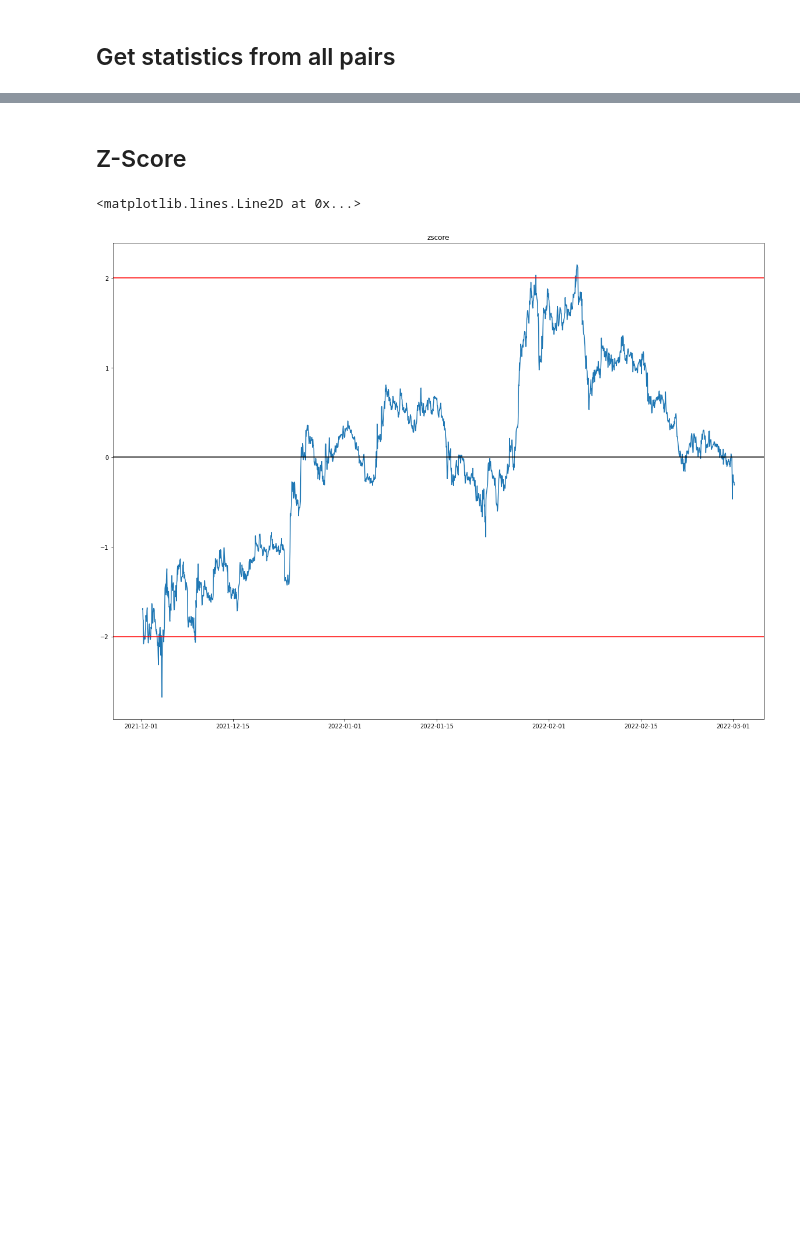
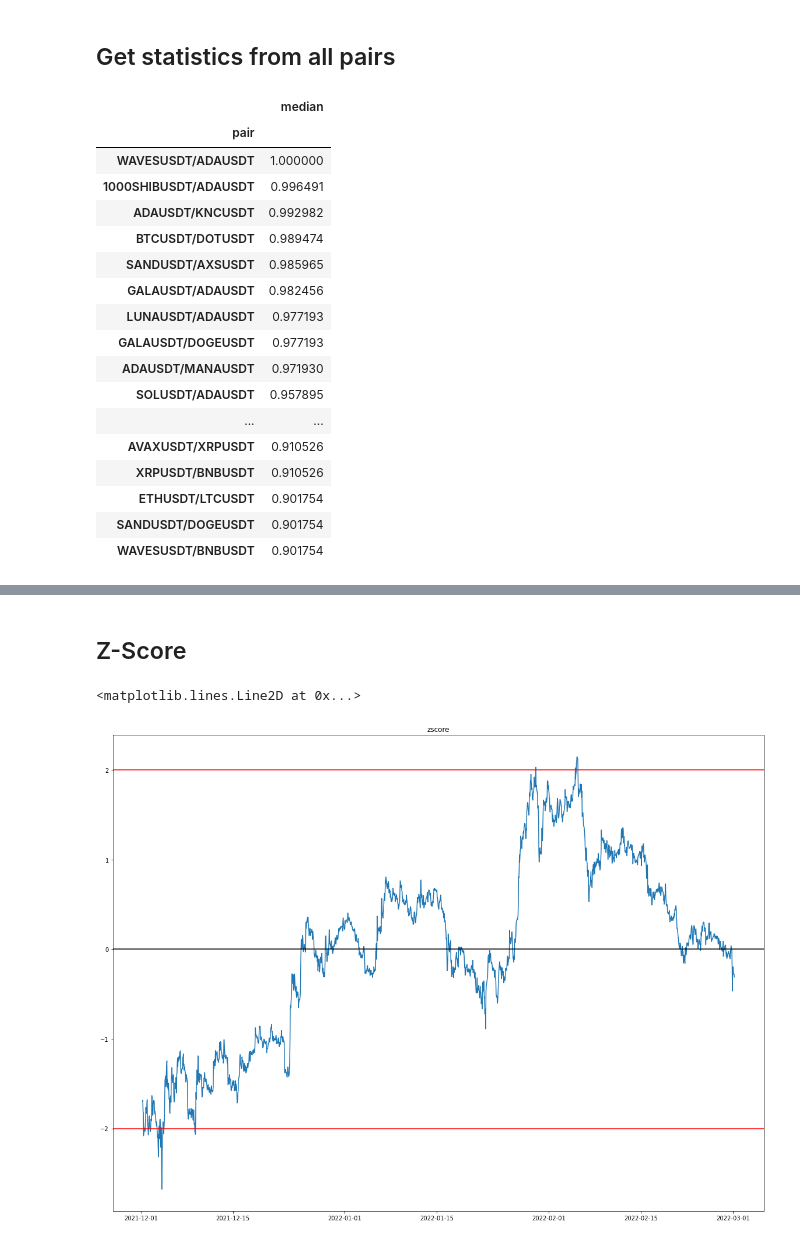
Before and after one commit to walidarbtg/cointegration, a Jupyter notebook: Rolling Cointegration.ipynb, the cells around one changed output, grey strips where cells are left out. Saved outputs shown, nothing was run; the diff lists cells and outputs as text; code cells hidden in the pictures; blank space fills up the shorter version.

```diff
--- a/Rolling Cointegration.ipynb
+++ b/Rolling Cointegration.ipynb
@@ -231 +265,23 @@ pairs['L1'] = pairs['L1'].set_index('pair')
+# %%
+pairs_pertenciles = pd.DataFrame(pairs['all']['median'].rank(pct=True)).sort_values(['median'], ascending=False)
+pairs_pertenciles[pairs_pertenciles['median'] > 0.9]
+# %% [output]
+|  | median |
+| pair |  |
+| WAVESUSDT/ADAUSDT | 1.000000 |
+| 1000SHIBUSDT/ADAUSDT | 0.996491 |
+| ADAUSDT/KNCUSDT | 0.992982 |
+| BTCUSDT/DOTUSDT | 0.989474 |
+| SANDUSDT/AXSUSDT | 0.985965 |
+| GALAUSDT/ADAUSDT | 0.982456 |
+| LUNAUSDT/ADAUSDT | 0.977193 |
+| GALAUSDT/DOGEUSDT | 0.977193 |
+| ADAUSDT/MANAUSDT | 0.971930 |
+| SOLUSDT/ADAUSDT | 0.957895 |
+| ... | ... |
+| AVAXUSDT/XRPUSDT | 0.910526 |
+| XRPUSDT/BNBUSDT | 0.910526 |
+| ETHUSDT/LTCUSDT | 0.901754 |
+| SANDUSDT/DOGEUSDT | 0.901754 |
+| WAVESUSDT/BNBUSDT | 0.901754 |
 # %%
```
Also changed, not shown: parts of 10 cells of this notebook, 1 other file.
